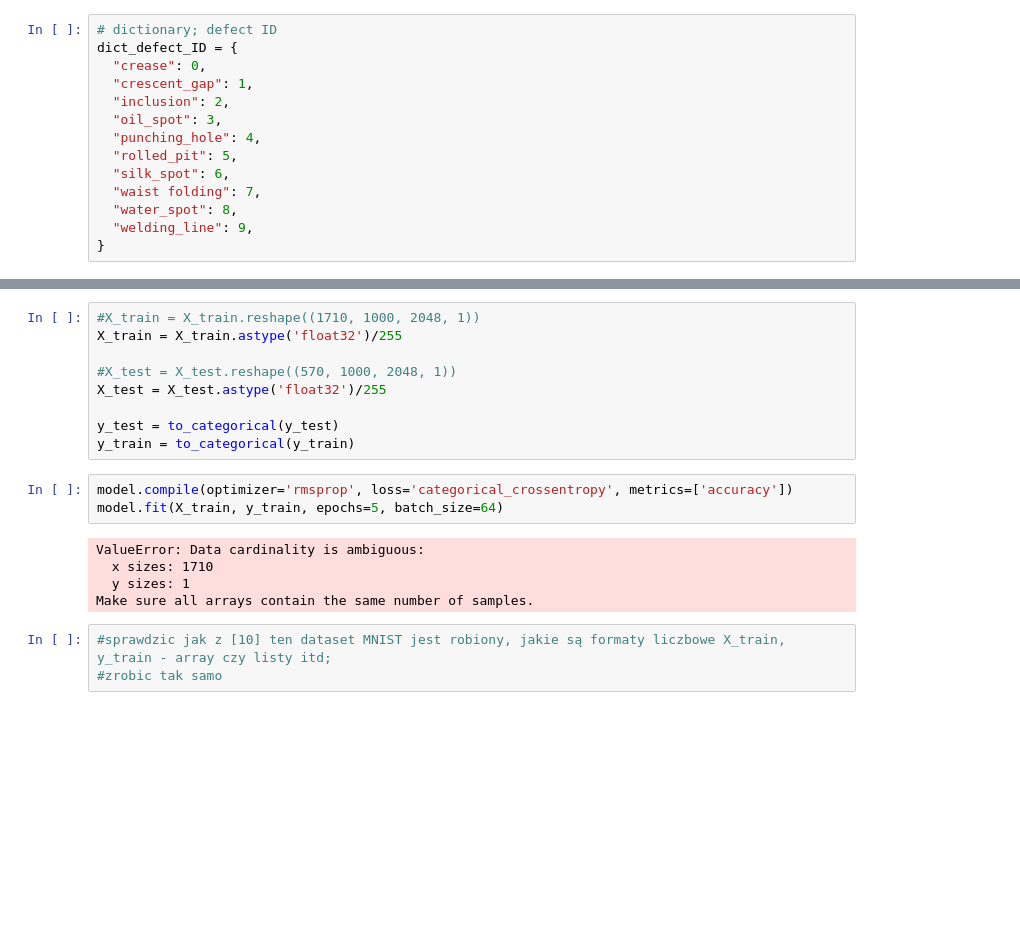
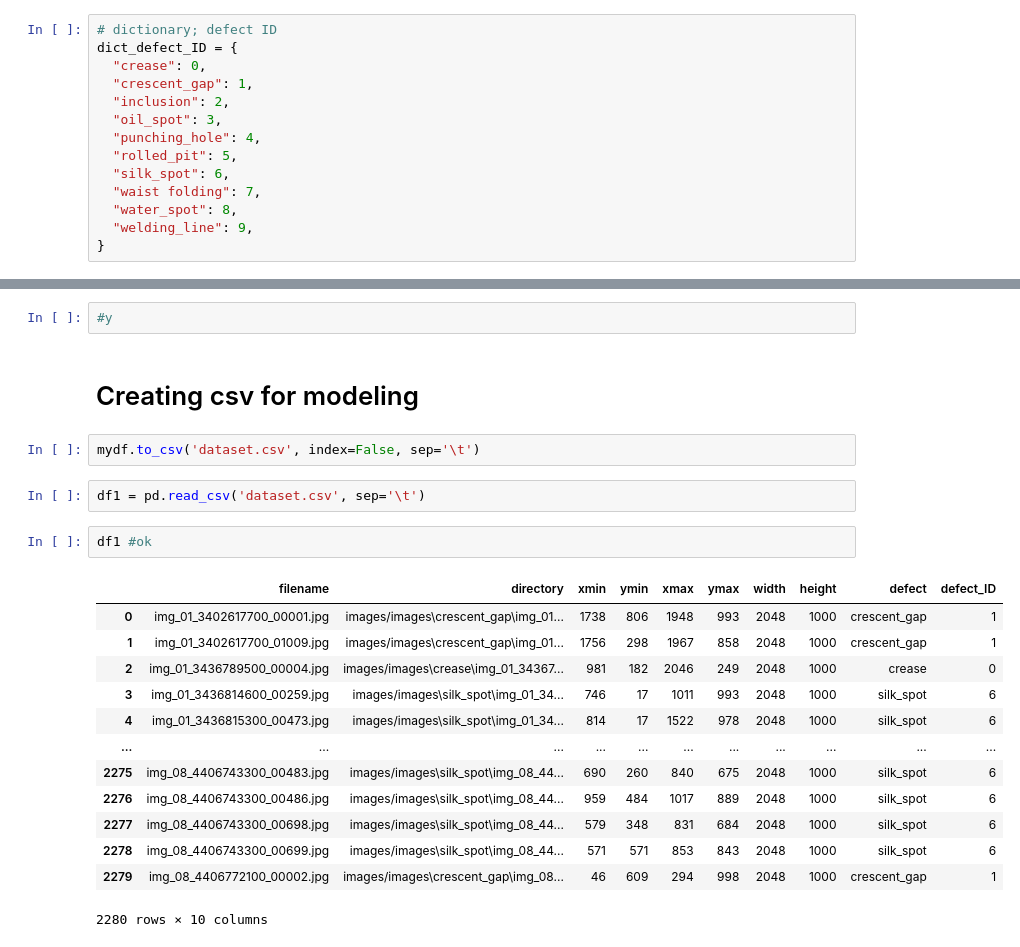
Before and after one commit to mtarwacki/model_defects, a Jupyter notebook: program_v4.ipynb, the cells around one changed output, grey strips where cells are left out. Saved outputs shown, nothing was run; the diff lists cells and outputs as text; blank space fills up the shorter version.

```diff
--- a/program_v4.ipynb
+++ b/program_v4.ipynb
@@ -348,20 +306,24 @@ X_test.shape
 # %%
-#X_train = X_train.reshape((1710, 1000, 2048, 1))
-X_train = X_train.astype('float32')/255
-
-#X_test = X_test.reshape((570, 1000, 2048, 1))
-X_test = X_test.astype('float32')/255
-
-y_test = to_categorical(y_test)
-y_train = to_categorical(y_train)
+#y
-# %%
-model.compile(optimizer='rmsprop', loss='categorical_crossentropy', metrics=['accuracy'])
-model.fit(X_train, y_train, epochs=5, batch_size=64)
-# %% [output]
-ValueError: Data cardinality is ambiguous:
-  x sizes: 1710
-  y sizes: 1
-Make sure all arrays contain the same number of samples.
+# %% [markdown]
+# Creating csv for modeling
 # %%
-#sprawdzic jak z [10] ten dataset MNIST jest robiony, jakie są formaty liczbowe X_train, y_train - array czy listy itd;
-#zrobic tak samo
+mydf.to_csv('dataset.csv', index=False, sep='\t')
+# %%
+df1 = pd.read_csv('dataset.csv', sep='\t')
+# %%
+df1 #ok
+# %% [output]
+|  | filename | directory | xmin | ymin | xmax | ymax | width | height | defect | defect_ID |
+| 0 | img_01_3402617700_00001.jpg | images/images\crescent_gap\img_01... | 1738 | 806 | 1948 | 993 | 2048 | 1000 | crescent_gap | 1 |
+| 1 | img_01_3402617700_01009.jpg | images/images\crescent_gap\img_01... | 1756 | 298 | 1967 | 858 | 2048 | 1000 | crescent_gap | 1 |
+| 2 | img_01_3436789500_00004.jpg | images/images\crease\img_01_34367... | 981 | 182 | 2046 | 249 | 2048 | 1000 | crease | 0 |
+| 3 | img_01_3436814600_00259.jpg | images/images\silk_spot\img_01_34... | 746 | 17 | 1011 | 993 | 2048 | 1000 | silk_spot | 6 |
+| 4 | img_01_3436815300_00473.jpg | images/images\silk_spot\img_01_34... | 814 | 17 | 1522 | 978 | 2048 | 1000 | silk_spot | 6 |
+| ... | ... | ... | ... | ... | ... | ... | ... | ... | ... | ... |
+| 2275 | img_08_4406743300_00483.jpg | images/images\silk_spot\img_08_44... | 690 | 260 | 840 | 675 | 2048 | 1000 | silk_spot | 6 |
+| 2276 | img_08_4406743300_00486.jpg | images/images\silk_spot\img_08_44... | 959 | 484 | 1017 | 889 | 2048 | 1000 | silk_spot | 6 |
+| 2277 | img_08_4406743300_00698.jpg | images/images\silk_spot\img_08_44... | 579 | 348 | 831 | 684 | 2048 | 1000 | silk_spot | 6 |
+| 2278 | img_08_4406743300_00699.jpg | images/images\silk_spot\img_08_44... | 571 | 571 | 853 | 843 | 2048 | 1000 | silk_spot | 6 |
+| 2279 | img_08_4406772100_00002.jpg | images/images\crescent_gap\img_08... | 46 | 609 | 294 | 998 | 2048 | 1000 | crescent_gap | 1 |
+2280 rows × 10 columns
```
Also changed, not shown: parts of 28 cells of this notebook.
